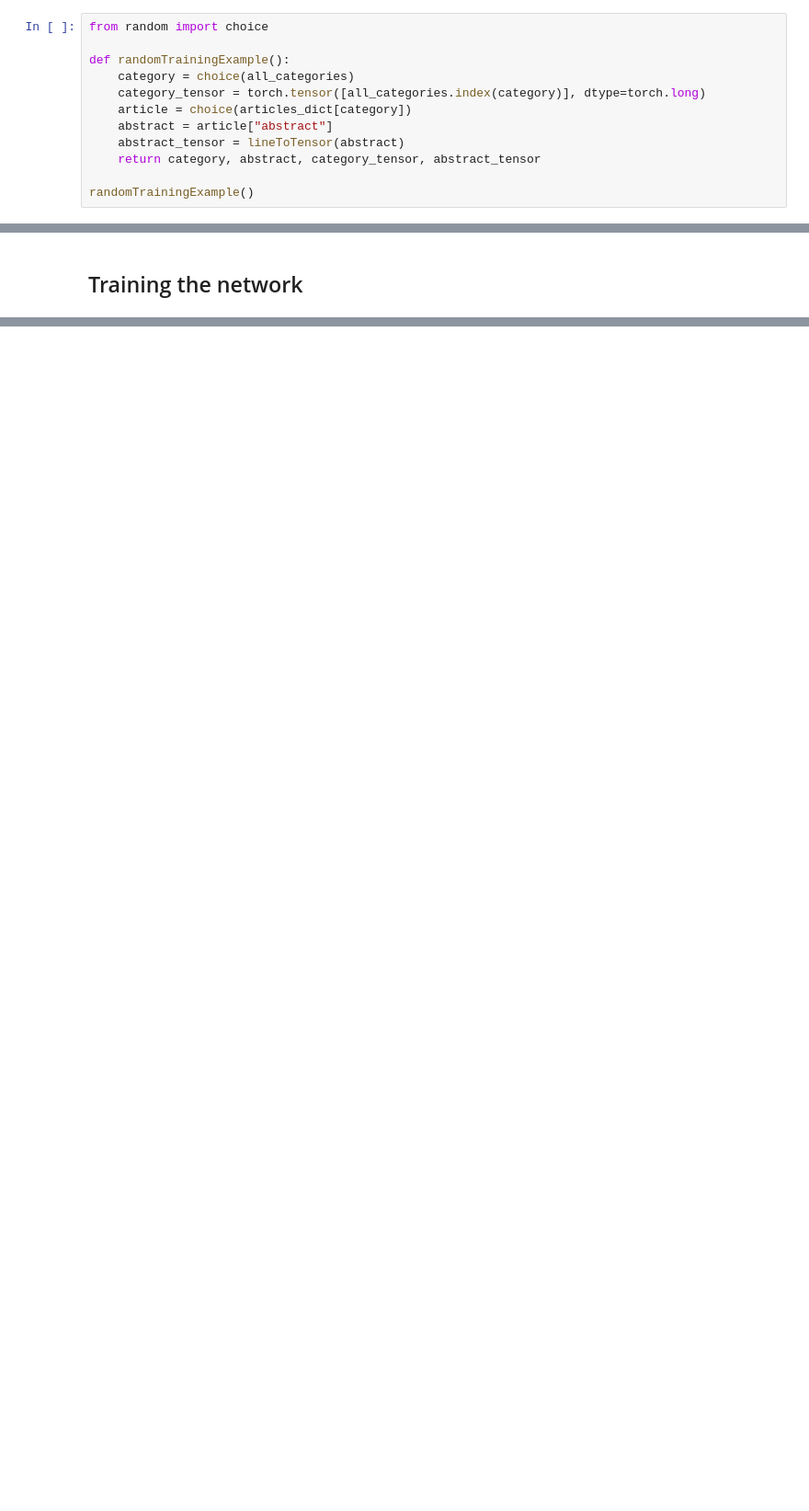
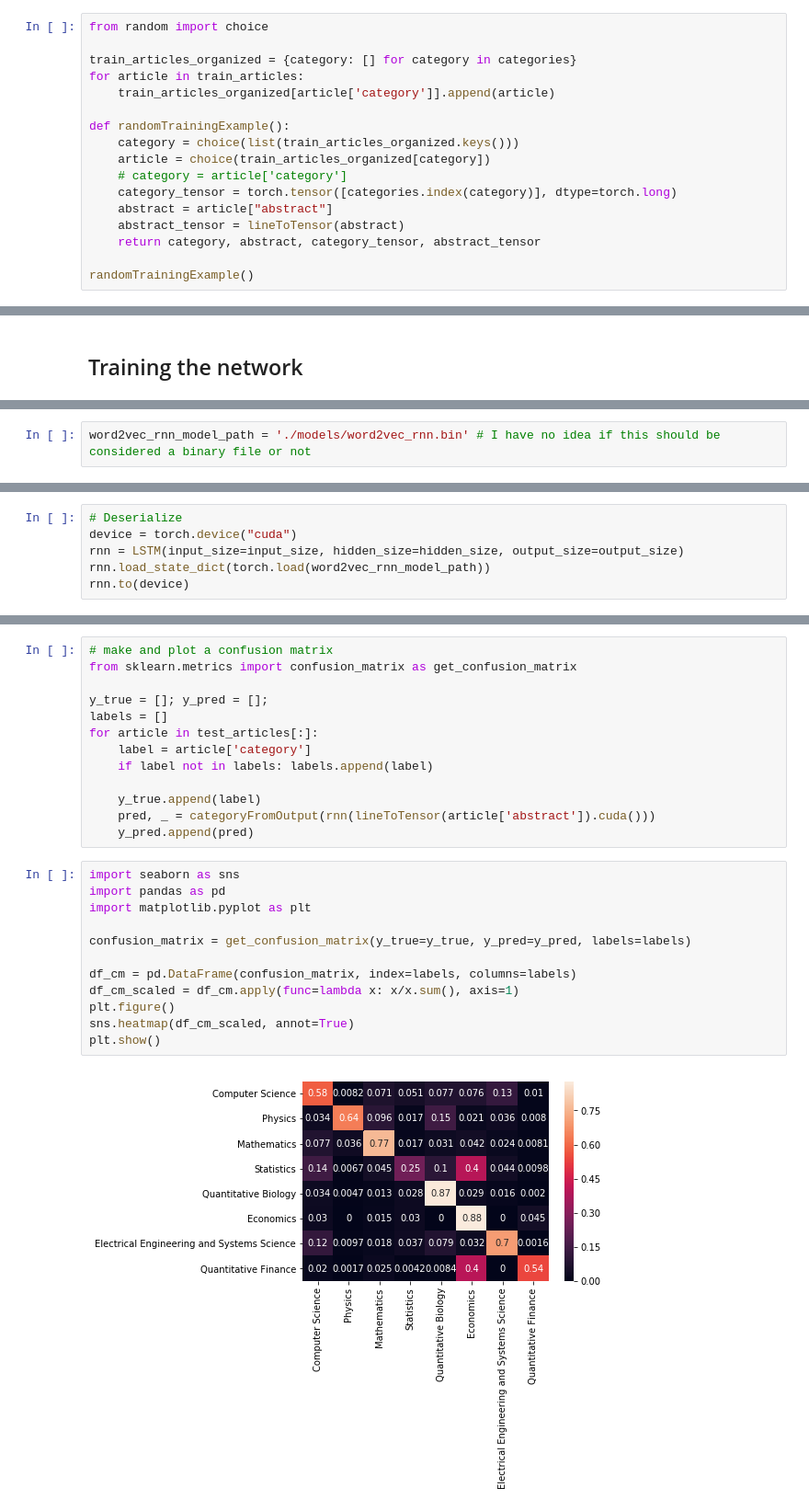
Before and after one commit to BieniekAlexander/metadataMaker, a Jupyter notebook: word2vec_lstm.ipynb, the cells around one changed output, grey strips where cells are left out. Shown at 92% size. Saved outputs shown, nothing was run; the diff lists cells and outputs as text; blank space fills up the shorter version.

```diff
--- a/word2vec_lstm.ipynb
+++ b/word2vec_lstm.ipynb
@@ -147,10 +139,15 @@ print(categoryFromOutput(rnn(lineToTensor("some random line here"))))
 # %%
 from random import choice
 
+train_articles_organized = {category: [] for category in categories}
+for article in train_articles:
+    train_articles_organized[article['category']].append(article)
+
 def randomTrainingExample():
-    category = choice(all_categories)
-    category_tensor = torch.tensor([all_categories.index(category)], dtype=torch.long)
-    article = choice(articles_dict[category])
+    category = choice(list(train_articles_organized.keys()))
+    article = choice(train_articles_organized[category])
+    # category = article['category']
+    category_tensor = torch.tensor([categories.index(category)], dtype=torch.long)
     abstract = article["abstract"]
     abstract_tensor = lineToTensor(abstract)
     return category, abstract, category_tensor, abstract_tensor
@@ -255,0 +240,2 @@ plt.plot(all_losses)
+# %%
+word2vec_rnn_model_path = './models/word2vec_rnn.bin' # I have no idea if this should be considered a binary file or not
@@ -255,0 +246,6 @@ plt.plot(all_losses)
+# %%
+# Deserialize
+device = torch.device("cuda")
+rnn = LSTM(input_size=input_size, hidden_size=hidden_size, output_size=output_size)
+rnn.load_state_dict(torch.load(word2vec_rnn_model_path))
+rnn.to(device)
@@ -255,0 +272,27 @@ plt.plot(all_losses)
+# %%
+# make and plot a confusion matrix
+from sklearn.metrics import confusion_matrix as get_confusion_matrix
+
+y_true = []; y_pred = [];
+labels = []
+for article in test_articles[:]:
+    label = article['category']
+    if label not in labels: labels.append(label)
+
+    y_true.append(label)
+    pred, _ = categoryFromOutput(rnn(lineToTensor(article['abstract']).cuda()))
+    y_pred.append(pred)
+# %%
+import seaborn as sns
+import pandas as pd
+import matplotlib.pyplot as plt
+
+confusion_matrix = get_confusion_matrix(y_true=y_true, y_pred=y_pred, labels=labels)
+
+df_cm = pd.DataFrame(confusion_matrix, index=labels, columns=labels)
+df_cm_scaled = df_cm.apply(func=lambda x: x/x.sum(), axis=1)
+plt.figure()
+sns.heatmap(df_cm_scaled, annot=True)
+plt.show()
+# %% [output]
+[figure, added]
```
Also changed, not shown: parts of 20 cells of this notebook, 3 other files.
